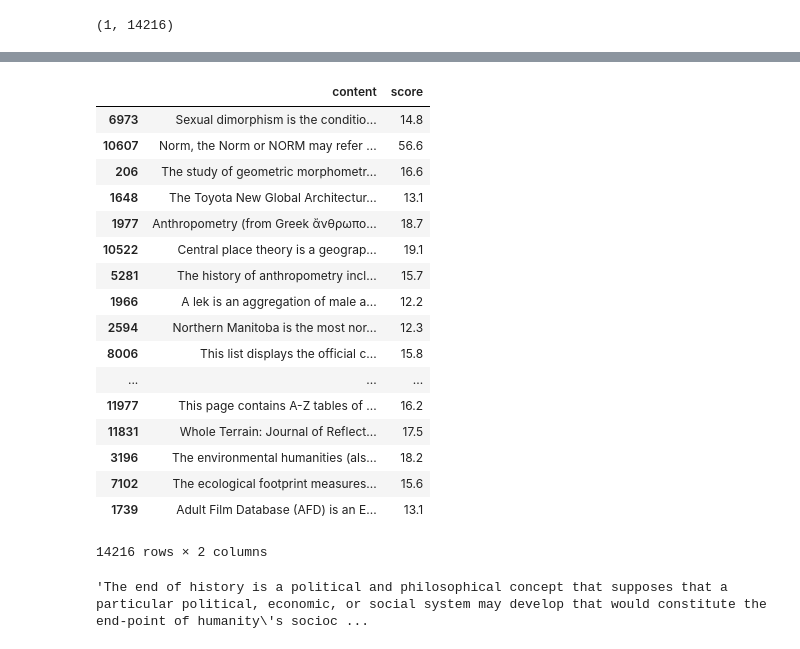
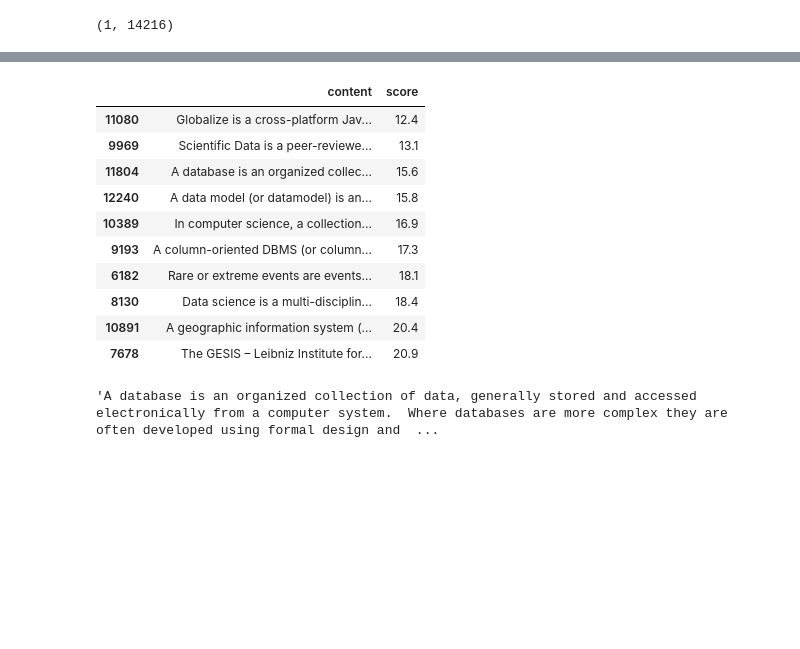
Before and after one commit to sherzyang/learning-discovery-tool, a Jupyter notebook: model_4.ipynb, the cells around one changed output, grey strips where cells are left out. Drawn from its saved outputs; the diff is of its cells as text; code cells hidden in the pictures; blank space fills up the shorter version.

```diff
--- a/model_4.ipynb
+++ b/model_4.ipynb
@@ -131,10 +179,6 @@ def load_corpus_vectors(pickle_file='data/corpus_vectors.pkl'):
 # %%
 vec = load_vectorizer()
 corpus_vectors = load_corpus_vectors().toarray()
-# %%
-sample2 = """Over the course of evolution, organism size has diversified markedly. Changes in size are thought to have occurred because of developmental, morphological and/or ecological pressures. To perform phylogenetic tests of the potential effects of these pressures, here we generated a dataset of more than ten thousand descriptions of insect eggs, and combined these with genetic and life-history datasets. We show that, across eight orders of magnitude of variation in egg volume, the relationship between size and shape itself evolves, such that previously predicted global patterns of scaling do not adequately explain the diversity in egg shapes. We show that egg size is not correlated with developmental rate and that, for many insects, egg size is not correlated with adult body size. Instead, we find that the evolution of parasitoidism and aquatic oviposition help to explain the diversification in the size and shape of insect eggs. Our study suggests that where eggs are laid, rather than universal allometric constants, underlies the evolution of insect egg size and shape.
-
-"""
 # %%
 sample_vector = vec.transform([sample2]).toarray()
 # %%
@@ -209,23 +241,18 @@ array([0.96672001, 0.97049476, 0.97224366, ..., 0.9392796 , 0.96603653,
 # %%
 nearest_articles = df_corpus2.loc[nearest_article_idxs[0], :]
-# %%
-nearest_articles
-# %% [output]
-|  | content | score |
-| 6973 | Sexual dimorphism is the conditio... | 14.8 |
-| 10607 | Norm, the Norm or NORM may refer ... | 56.6 |
-| 206 | The study of geometric morphometr... | 16.6 |
-| 1648 | The Toyota New Global Architectur... | 13.1 |
-| 1977 | Anthropometry (from Greek ἄνθρωπο... | 18.7 |
-| 10522 | Central place theory is a geograp... | 19.1 |
-| 5281 | The history of anthropometry incl... | 15.7 |
-| 1966 | A lek is an aggregation of male a... | 12.2 |
-| 2594 | Northern Manitoba is the most nor... | 12.3 |
-| 8006 | This list displays the official c... | 15.8 |
-| ... | ... | ... |
-| 11977 | This page contains A-Z tables of ... | 16.2 |
-| 11831 | Whole Terrain: Journal of Reflect... | 17.5 |
-| 3196 | The environmental humanities (als... | 18.2 |
-| 7102 | The ecological footprint measures... | 15.6 |
-| 1739 | Adult Film Database (AFD) is an E... | 13.1 |
-14216 rows × 2 columns
+# %%
+top_10 = nearest_articles[:10]
+# %%
+top_10.sort_values(['score'])
+# %% [output]
+|  | content | score |
+| 11080 | Globalize is a cross-platform Jav... | 12.4 |
+| 9969 | Scientific Data is a peer-reviewe... | 13.1 |
+| 11804 | A database is an organized collec... | 15.6 |
+| 12240 | A data model (or datamodel) is an... | 15.8 |
+| 10389 | In computer science, a collection... | 16.9 |
+| 9193 | A column-oriented DBMS (or column... | 17.3 |
+| 6182 | Rare or extreme events are events... | 18.1 |
+| 8130 | Data science is a multi-disciplin... | 18.4 |
+| 10891 | A geographic information system (... | 20.4 |
+| 7678 | The GESIS – Leibniz Institute for... | 20.9 |
@@ -232,4 +261,4 @@ nearest_articles
 # %%
-nearest_articles.loc[1664, 'content']
+nearest_articles.loc[11804, 'content']
 # %% [output]
-'The end of history is a political and philosophical concept that supposes that a particular political, economic, or social system may develop that would constitute the end-point of humanity\'s socioc ...
+'A database is an organized collection of data, generally stored and accessed electronically from a computer system.  Where databases are more complex they are often developed using formal design and  ...
```
Also changed, not shown: parts of 14 cells of this notebook, 3 other files.
